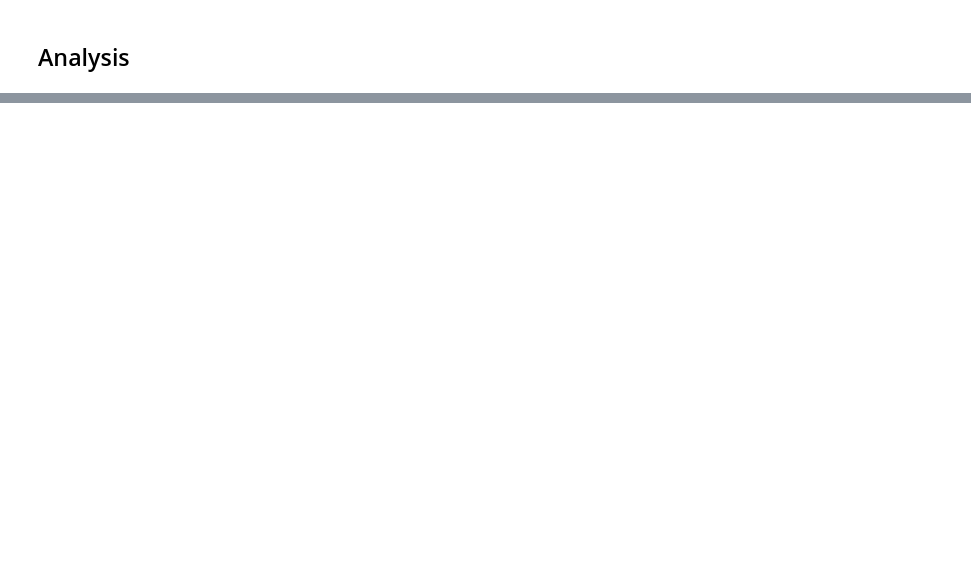
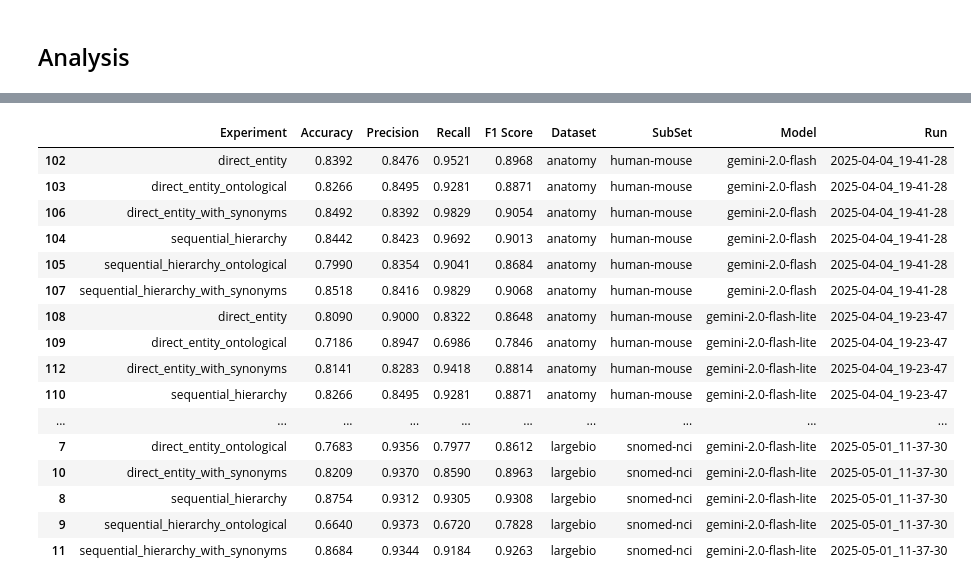
Before and after one commit to city-artificial-intelligence/logmap-llm-exp, a Jupyter notebook: notebooks/with_prompts_preprocessing.ipynb, the cells around one changed output, grey strips where cells are left out. Cells and saved outputs as stored; diff of their text form; code cells hidden in the pictures; blank space fills up the shorter version.

```diff
--- a/notebooks/with_prompts_preprocessing.ipynb
+++ b/notebooks/with_prompts_preprocessing.ipynb
@@ -285,2 +397,66 @@ results_df
+# %%
+runs = [
+    ('2025-05-01_11-47-16', 'gemini-2.0-flash', 'snomed-nci', 'largebio'),
+    ('2025-05-01_11-37-30', 'gemini-2.0-flash-lite', 'snomed-nci', 'largebio'),
+    ('2025-05-01_11-24-31', 'gemini-2.0-flash', 'fma-snomed', 'largebio'),
+    ('2025-05-01_11-19-48', 'gemini-2.0-flash-lite', 'fma-snomed', 'largebio'),
+    ('2025-05-01_11-15-05', 'gemini-2.0-flash', 'snomed-ncit.pharm', 'bioml-2024'),
+    ('2025-05-01_11-12-35', 'gemini-2.0-flash-lite', 'snomed-ncit.pharm', 'bioml-2024'),
+    ('2025-05-01_11-07-00', 'gemini-2.0-flash', 'snomed-ncit.neoplas', 'bioml-2024'),
+    ('2025-05-01_11-06-39', 'gemini-2.0-flash-lite', 'snomed-ncit.neoplas', 'bioml-2024'),
+    ('2025-05-01_10-56-46', 'gemini-2.0-flash', 'snomed-fma.body', 'bioml-2024'),
+    ('2025-05-01_10-50-33', 'gemini-2.0-flash-lite', 'snomed-fma.body', 'bioml-2024'),
+    ('2025-05-01_10-13-02', 'gemini-2.0-flash-lite', 'fma-snomed', 'largebio'),
+    ('2025-04-10_22-11-36', 'gemini-2.0-flash', 'ncit-doid', 'bioml-2024'),
+    ('2025-04-10_00-33-19', 'gemini-2.0-flash-lite', 'ncit-doid', 'bioml-2024'),
+    ('2025-04-06_22-05-02', 'gemini-2.0-flash-lite', 'omim-ordo', 'bioml-2024'),
+    ('2025-04-06_19-27-41', 'gemini-2.0-flash', 'omim-ordo', 'bioml-2024'),
+    ('2025-04-06_14-51-00', 'gemini-2.0-flash-lite', 'fma-nci', 'largebio'),
+    ('2025-04-06_14-18-46', 'gemini-2.0-flash', 'fma-nci', 'largebio'),
+    ('2025-04-04_19-41-28', 'gemini-2.0-flash', 'human-mouse', 'anatomy'),
+    ('2025-04-04_19-23-47', 'gemini-2.0-flash-lite', 'human-mouse', 'anatomy'),
+    ('2025-04-04_00-43-16', 'gemini-2.0-flash', 'fma-snomed', 'largebio'),
+    ('2025-03-28_10-15-04', 'gpt-4o-mini', 'fma-nci', 'largebio'),
+    ('2025-03-19_23-32-20', 'gpt-4o-mini', 'omim-ordo', 'bioml-2024'),
+    ('2025-03-19_22-17-52', 'gpt-4o-mini', 'ncit-doid', 'bioml-2024'),
+    ('2025-03-19_19-48-41', 'gpt-4o-mini', 'human-mouse', 'anatomy'),
+    ('2025-03-14_00-40-55', 'gpt-4o-mini', 'ncit-doid', 'bioml-2024'),
+    ('2025-03-12_17-21-53', 'gpt-4o-mini', 'human-mouse', 'anatomy'),
+    ('2025-03-12_14-43-32', 'gpt-4o-mini', 'omim-ordo', 'bioml-2024')
+ ]
+
+dfs = []
+
+for run_subdir, model, set_name, dataset in runs:
+    metrics_df = read_run_metrics_df(run_subdir)
+    for col, value in zip(["Dataset", "SubSet", "Model"], [dataset, set_name, model]):
+        if col not in metrics_df.columns:
+            metrics_df[col] = value
+    metrics_df["Run"] = run_subdir
+    dfs.append(metrics_df)
+
+results_df = pd.concat(dfs, ignore_index=True)
+results_df = results_df.sort_values(by=["Dataset", "SubSet", "Model", "Experiment"])
+pd.set_option("display.max_rows", None)
+
+results_df
+# %% [output]
+|  | Experiment | Accuracy | Precision | Recall | F1 Score | Dataset | SubSet | Model | Run |
+| 102 | direct_entity | 0.8392 | 0.8476 | 0.9521 | 0.8968 | anatomy | human-mouse | gemini-2.0-flash | 2025-04-04_19-41-28 |
+| 103 | direct_entity_ontological | 0.8266 | 0.8495 | 0.9281 | 0.8871 | anatomy | human-mouse | gemini-2.0-flash | 2025-04-04_19-41-28 |
+| 106 | direct_entity_with_synonyms | 0.8492 | 0.8392 | 0.9829 | 0.9054 | anatomy | human-mouse | gemini-2.0-flash | 2025-04-04_19-41-28 |
+| 104 | sequential_hierarchy | 0.8442 | 0.8423 | 0.9692 | 0.9013 | anatomy | human-mouse | gemini-2.0-flash | 2025-04-04_19-41-28 |
+| 105 | sequential_hierarchy_ontological | 0.7990 | 0.8354 | 0.9041 | 0.8684 | anatomy | human-mouse | gemini-2.0-flash | 2025-04-04_19-41-28 |
+| 107 | sequential_hierarchy_with_synonyms | 0.8518 | 0.8416 | 0.9829 | 0.9068 | anatomy | human-mouse | gemini-2.0-flash | 2025-04-04_19-41-28 |
+| 108 | direct_entity | 0.8090 | 0.9000 | 0.8322 | 0.8648 | anatomy | human-mouse | gemini-2.0-flash-lite | 2025-04-04_19-23-47 |
+| 109 | direct_entity_ontological | 0.7186 | 0.8947 | 0.6986 | 0.7846 | anatomy | human-mouse | gemini-2.0-flash-lite | 2025-04-04_19-23-47 |
+| 112 | direct_entity_with_synonyms | 0.8141 | 0.8283 | 0.9418 | 0.8814 | anatomy | human-mouse | gemini-2.0-flash-lite | 2025-04-04_19-23-47 |
+| 110 | sequential_hierarchy | 0.8266 | 0.8495 | 0.9281 | 0.8871 | anatomy | human-mouse | gemini-2.0-flash-lite | 2025-04-04_19-23-47 |
+| ... | ... | ... | ... | ... | ... | ... | ... | ... | ... |
+| 7 | direct_entity_ontological | 0.7683 | 0.9356 | 0.7977 | 0.8612 | largebio | snomed-nci | gemini-2.0-flash-lite | 2025-05-01_11-37-30 |
+| 10 | direct_entity_with_synonyms | 0.8209 | 0.9370 | 0.8590 | 0.8963 | largebio | snomed-nci | gemini-2.0-flash-lite | 2025-05-01_11-37-30 |
+| 8 | sequential_hierarchy | 0.8754 | 0.9312 | 0.9305 | 0.9308 | largebio | snomed-nci | gemini-2.0-flash-lite | 2025-05-01_11-37-30 |
+| 9 | sequential_hierarchy_ontological | 0.6640 | 0.9373 | 0.6720 | 0.7828 | largebio | snomed-nci | gemini-2.0-flash-lite | 2025-05-01_11-37-30 |
+| 11 | sequential_hierarchy_with_synonyms | 0.8684 | 0.9344 | 0.9184 | 0.9263 | largebio | snomed-nci | gemini-2.0-flash-lite | 2025-05-01_11-37-30 |
 # %%
 results_df.to_csv(RUN_DIR / "all_runs_metrics.csv", index=False)
```
Also changed, not shown: parts of 11 cells of this notebook.
